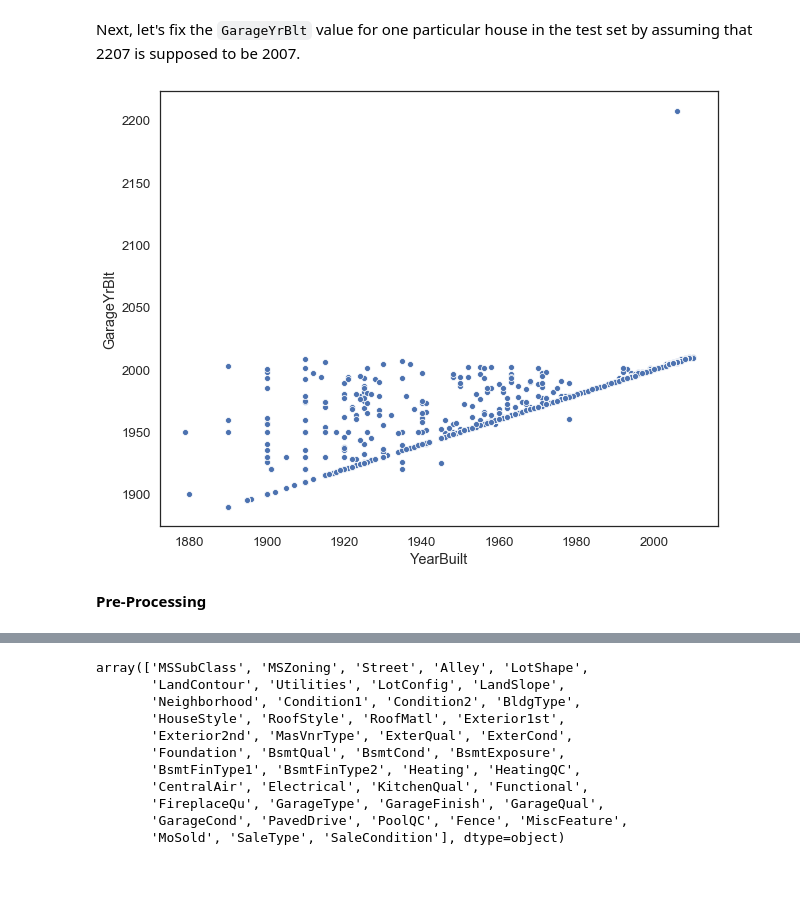
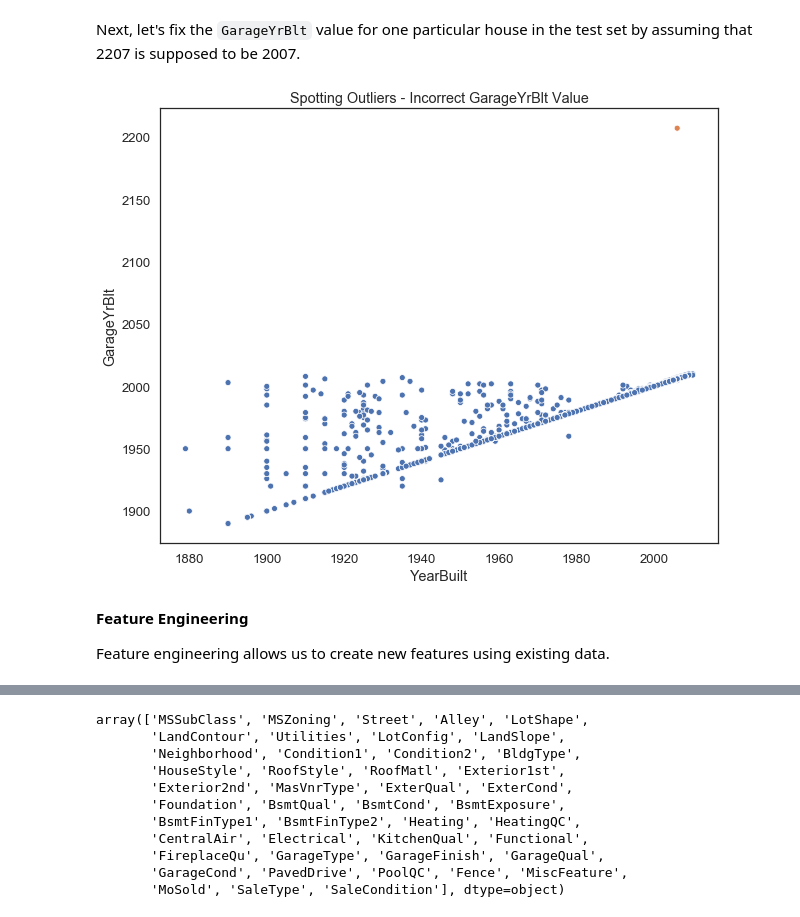
Before and after one commit to amypeniston/kaggle-competitions, a Jupyter notebook: house-prices/2_Data_Prep_Linear_Models.ipynb, the cells around one changed output, grey strips where cells are left out. Saved outputs shown, nothing was run; the diff lists cells and outputs as text; code cells hidden in the pictures; blank space fills up the shorter version.

```diff
--- a/house-prices/2_Data_Prep_Linear_Models.ipynb
+++ b/house-prices/2_Data_Prep_Linear_Models.ipynb
@@ -216,12 +234,16 @@ train = train.drop([523, 691, 1182, 1298])
 # %% [markdown]
 Next, let's fix the `GarageYrBlt` value for one particular house in the test set by assuming that 2207 is supposed to be 2007.
 # %%
-sns.scatterplot(x=test["YearBuilt"], y=test["GarageYrBlt"])
+mask = test["GarageYrBlt"] == 2207
+sns.scatterplot(x=test["YearBuilt"], y=test["GarageYrBlt"], hue=mask, legend=False)
+plt.title("Spotting Outliers - Incorrect GarageYrBlt Value")
 plt.show()
 # %% [output]
-[figure, old version]
+[figure, new version]
 # %%
 # Assume that 2207 was meant to be 2007
 test.loc[test["GarageYrBlt"] == 2207, "GarageYrBlt"] = 2007
-# %% [markdown]
-**Pre-Processing**
+# %% [markdown]
+**Feature Engineering**
+
+Feature engineering allows us to create new features using existing data.
```
Also changed, not shown: parts of 60 cells of this notebook, 2 other files.
